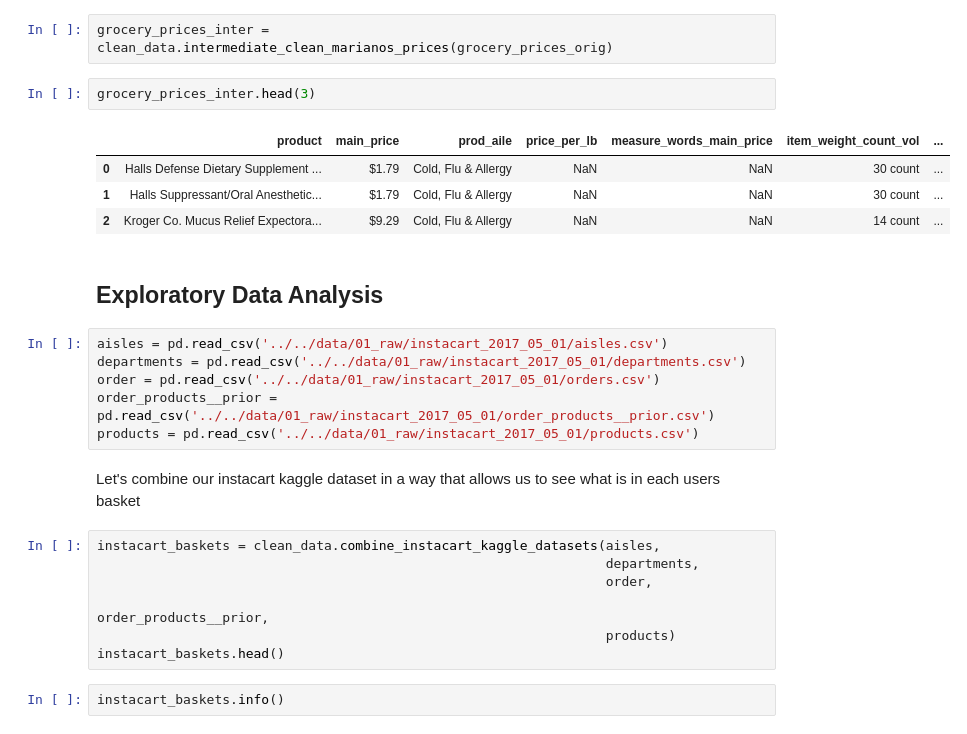
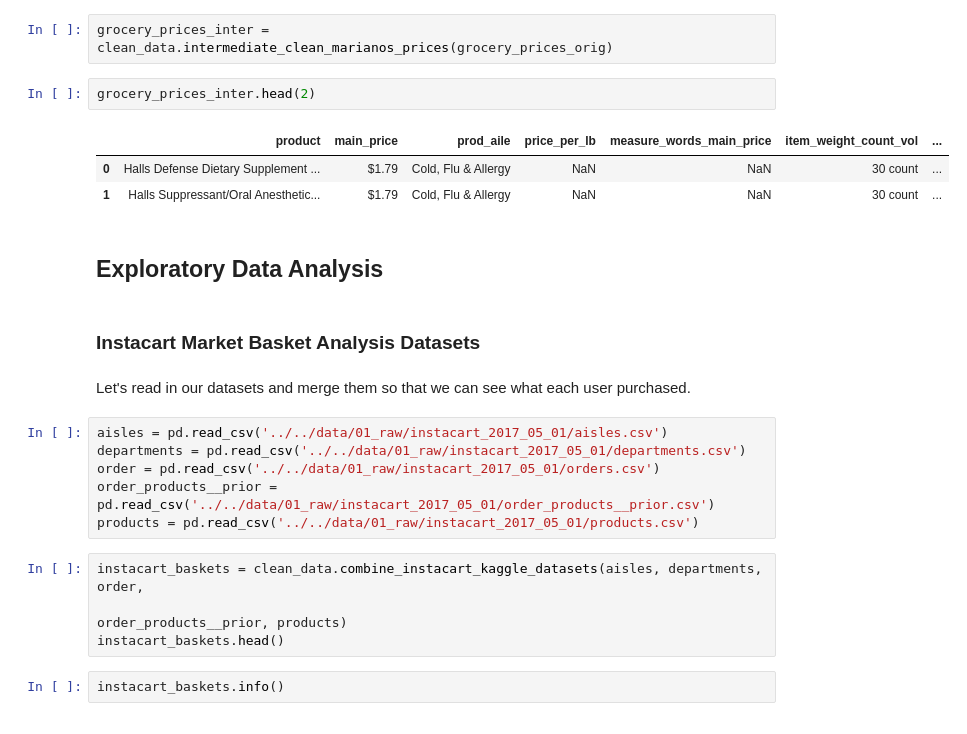
Before and after one commit to mberrien-fitzsimons/recipe_recommendation_system, a Jupyter notebook: notebooks/04_reports/20190911-DRAFT-final-report.ipynb, the cells around one changed output. Saved outputs shown, nothing was run; the diff lists cells and outputs as text.

```diff
--- a/notebooks/04_reports/20190911-DRAFT-final-report.ipynb
+++ b/notebooks/04_reports/20190911-DRAFT-final-report.ipynb
@@ -101,28 +97,26 @@ grocery_prices_orig.head()
 # %%
 grocery_prices_inter = clean_data.intermediate_clean_marianos_prices(grocery_prices_orig)
 # %%
-grocery_prices_inter.head(3)
+grocery_prices_inter.head(2)
 # %% [output]
 |  | product | main_price | prod_aile | price_per_lb | measure_words_main_price | item_weight_count_vol | ... |
 | 0 | Halls Defense Dietary Supplement ... | $1.79 | Cold, Flu & Allergy | NaN | NaN | 30 count | ... |
 | 1 | Halls Suppressant/Oral Anesthetic... | $1.79 | Cold, Flu & Allergy | NaN | NaN | 30 count | ... |
-| 2 | Kroger Co. Mucus Relief Expectora... | $9.29 | Cold, Flu & Allergy | NaN | NaN | 14 count | ... |
 # %% [markdown]
 ## Exploratory Data Analysis
+# %% [markdown]
+### Instacart Market Basket Analysis Datasets
+# %% [markdown]
+Let's read in our datasets and merge them so that we can see what each user purchased.
 # %%
 aisles = pd.read_csv('../../data/01_raw/instacart_2017_05_01/aisles.csv')
 departments = pd.read_csv('../../data/01_raw/instacart_2017_05_01/departments.csv')
 order = pd.read_csv('../../data/01_raw/instacart_2017_05_01/orders.csv')
 order_products__prior = pd.read_csv('../../data/01_raw/instacart_2017_05_01/order_products__prior.csv')
 products = pd.read_csv('../../data/01_raw/instacart_2017_05_01/products.csv')
-# %% [markdown]
-Let's combine our instacart kaggle dataset in a way that allows us to see what is in each users basket
 # %%
-instacart_baskets = clean_data.combine_instacart_kaggle_datasets(aisles,
-                                                                 departments,
-                                                                 order,
-                                                                 order_products__prior,
-                                                                 products)
+instacart_baskets = clean_data.combine_instacart_kaggle_datasets(aisles, departments, order,
+                                                                 order_products__prior, products)
 instacart_baskets.head()
 # %%
 instacart_baskets.info()
```
Also changed, not shown: parts of 9 cells of this notebook.
